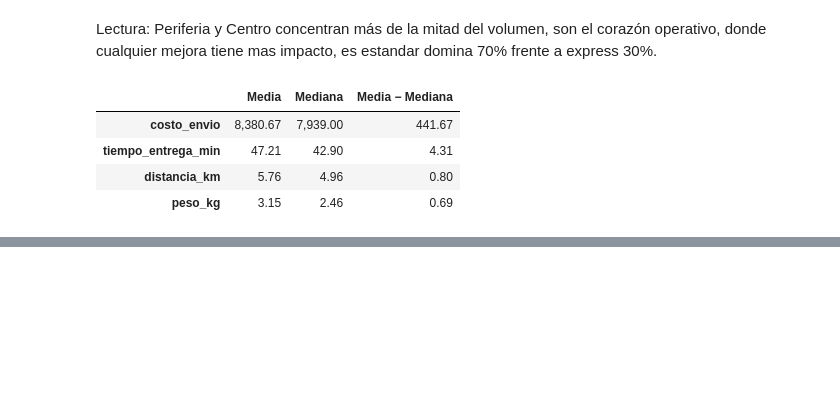
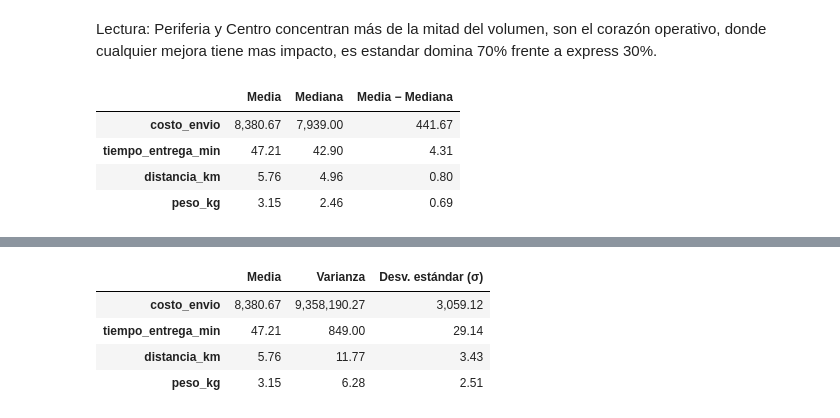
Before and after one commit to MiguelAngelRamos/ejercicio4-analis-datos, a Jupyter notebook: analisis_turboenvios.ipynb, the cells around one changed output, grey strips where cells are left out. Drawn from its saved outputs; the diff is of its cells as text; code cells hidden in the pictures; blank space fills up the shorter version.

```diff
--- a/analisis_turboenvios.ipynb
+++ b/analisis_turboenvios.ipynb
@@ -149,0 +170,13 @@ ax.axvline(mediana, color=VERDE)
+# %%
+dispersion = pd.DataFrame({                    # construimos una tabla resumen de dispersión para las 4 métricas
+    "Media": df[metricas].mean(),             # .mean() = media (centro), la incluimos como referencia
+    "Varianza": df[metricas].var(),           # .var() = varianza = promedio de las distancias al cuadrado respecto a la media. En pandas usa ddof=1 (muestral) por defecto
+    "Desv. estándar (σ)": df[metricas].std(), # .std() = desviación estándar = raíz cuadrada de la varianza, ya en las unidades originales
+}).round(2)                                    # redondea toda la tabla a 2 decimales
+dispersion
+# %% [output]
+|  | Media | Varianza | Desv. estándar (σ) |
+| costo_envio | 8,380.67 | 9,358,190.27 | 3,059.12 |
+| tiempo_entrega_min | 47.21 | 849.00 | 29.14 |
+| distancia_km | 5.76 | 11.77 | 3.43 |
+| peso_kg | 3.15 | 6.28 | 2.51 |
```
Also changed, not shown: parts of 7 cells of this notebook.
